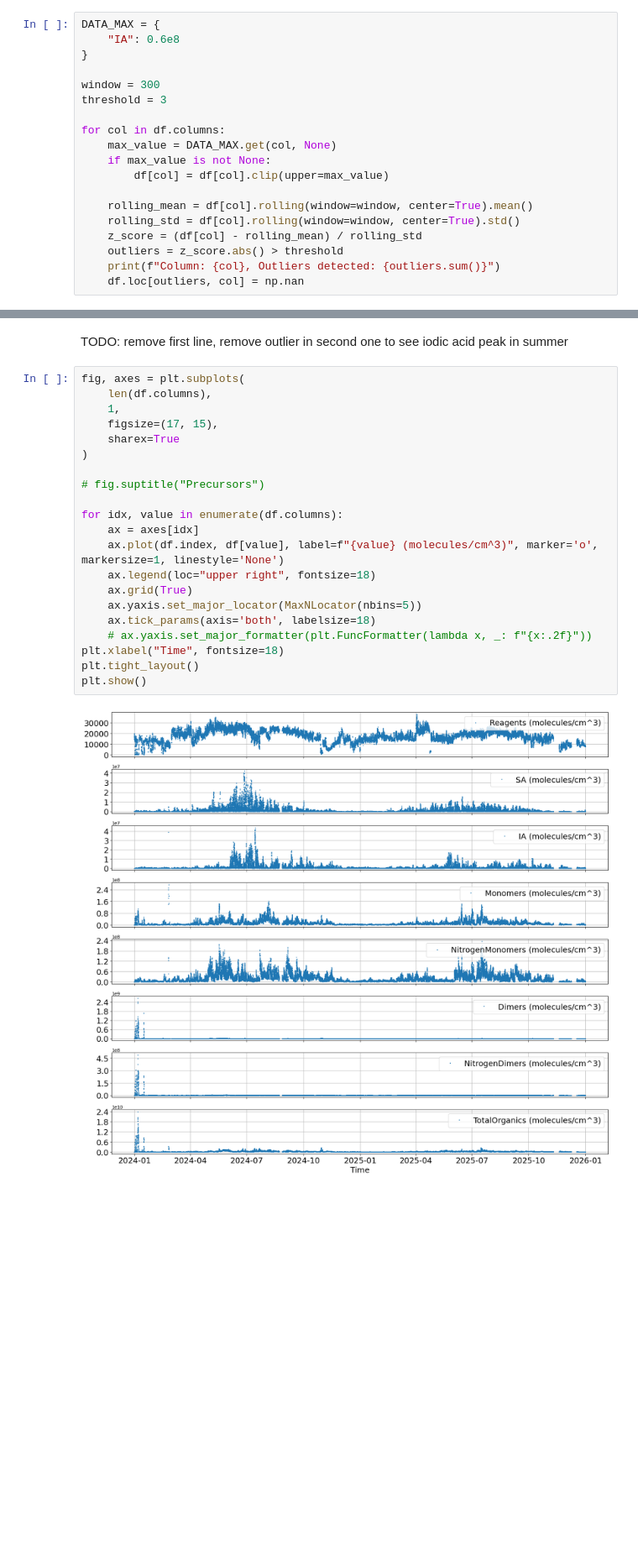
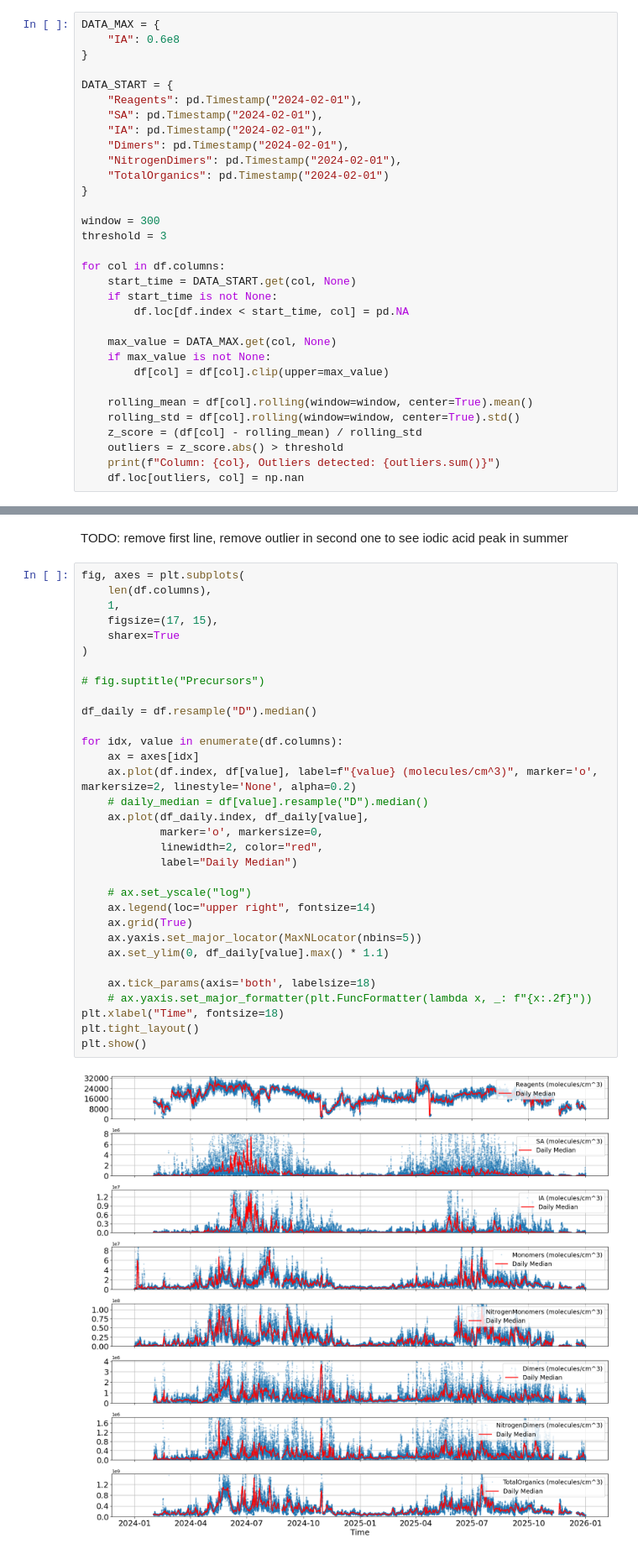
Before and after one commit to drohal3/ATMDP-003_marine, a Jupyter notebook: notebooks/precursors_explore.ipynb, the cells around one changed output, grey strips where cells are left out. Shown at 84% size. Cells and saved outputs as stored; diff of their text form; blank space fills up the shorter version.

Commit message:
cleaned data

```diff
--- a/notebooks/precursors_explore.ipynb
+++ b/notebooks/precursors_explore.ipynb
@@ -92,12 +92,25 @@ Removing outliers
 # %%
 DATA_MAX = {
     "IA": 0.6e8
+}
+
+DATA_START = {
+    "Reagents": pd.Timestamp("2024-02-01"),
+    "SA": pd.Timestamp("2024-02-01"),
+    "IA": pd.Timestamp("2024-02-01"),
+    "Dimers": pd.Timestamp("2024-02-01"),
+    "NitrogenDimers": pd.Timestamp("2024-02-01"),
+    "TotalOrganics": pd.Timestamp("2024-02-01")
 }
 
 window = 300
 threshold = 3
 
 for col in df.columns:
+    start_time = DATA_START.get(col, None)
+    if start_time is not None:
+        df.loc[df.index < start_time, col] = pd.NA
+
     max_value = DATA_MAX.get(col, None)
     if max_value is not None:
         df[col] = df[col].clip(upper=max_value)
@@ -122,23 +135,34 @@ TODO: remove first line, remove outlier in second one to see iodic acid peak in
 # %%
 fig, axes = plt.subplots(
     len(df.columns),
     1,
     figsize=(17, 15),
     sharex=True
 )
 
 # fig.suptitle("Precursors")
 
+df_daily = df.resample("D").median()
+
 for idx, value in enumerate(df.columns):
     ax = axes[idx]
-    ax.plot(df.index, df[value], label=f"{value} (molecules/cm^3)", marker='o', markersize=1, linestyle='None')
-    ax.legend(loc="upper right", fontsize=18)
+    ax.plot(df.index, df[value], label=f"{value} (molecules/cm^3)", marker='o', markersize=2, linestyle='None', alpha=0.2)
+    # daily_median = df[value].resample("D").median()
+    ax.plot(df_daily.index, df_daily[value],
+            marker='o', markersize=0,
+            linewidth=2, color="red",
+            label="Daily Median")
+
+    # ax.set_yscale("log")
+    ax.legend(loc="upper right", fontsize=14)
     ax.grid(True)
     ax.yaxis.set_major_locator(MaxNLocator(nbins=5))
+    ax.set_ylim(0, df_daily[value].max() * 1.1)
+
     ax.tick_params(axis='both', labelsize=18)
     # ax.yaxis.set_major_formatter(plt.FuncFormatter(lambda x, _: f"{x:.2f}"))
 plt.xlabel("Time", fontsize=18)
 plt.tight_layout()
 plt.show()
 # %% [output]
-[figure, old version]
+[figure, new version]
```
Also changed, not shown: parts of 1 cell of this notebook, 2 other files.
